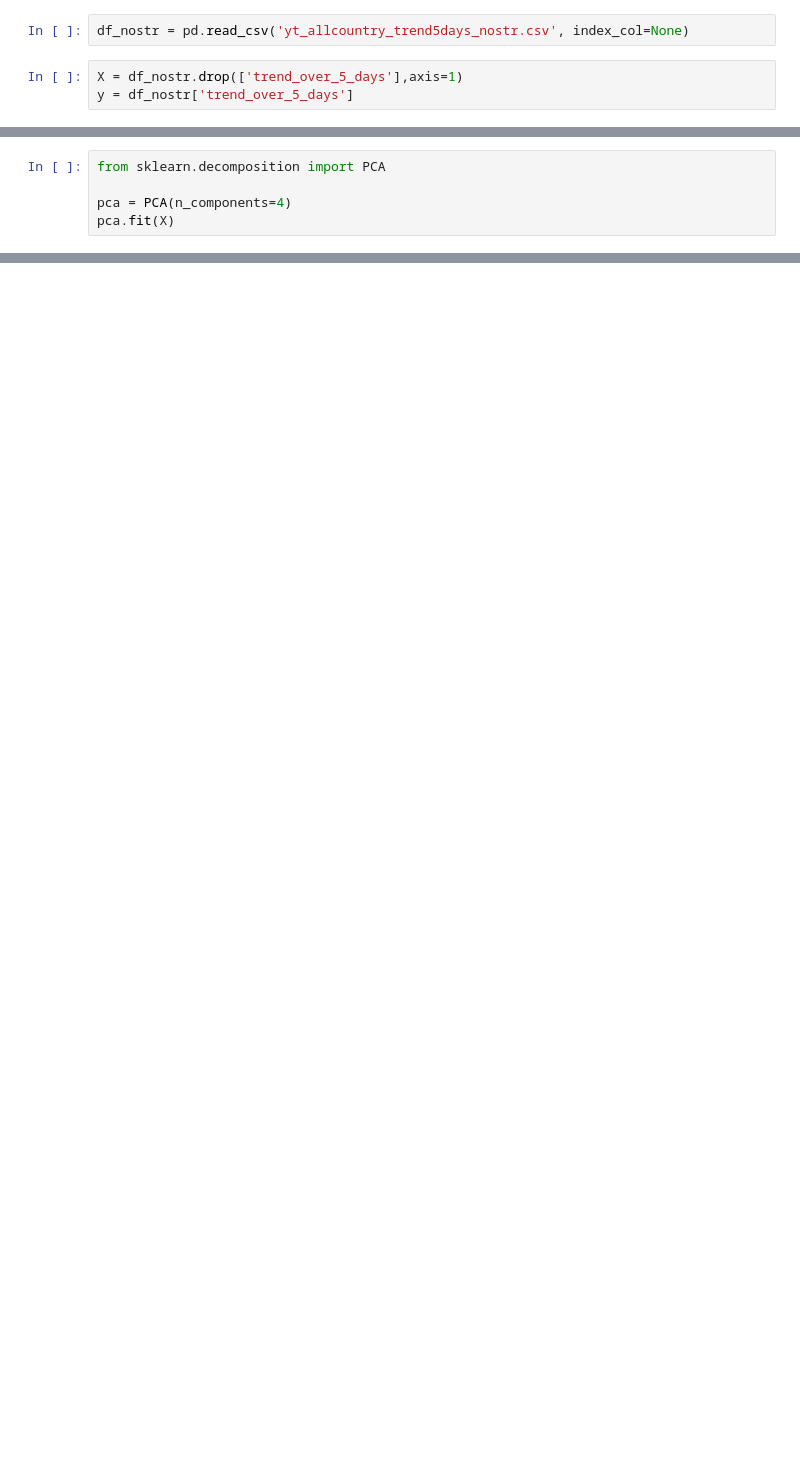
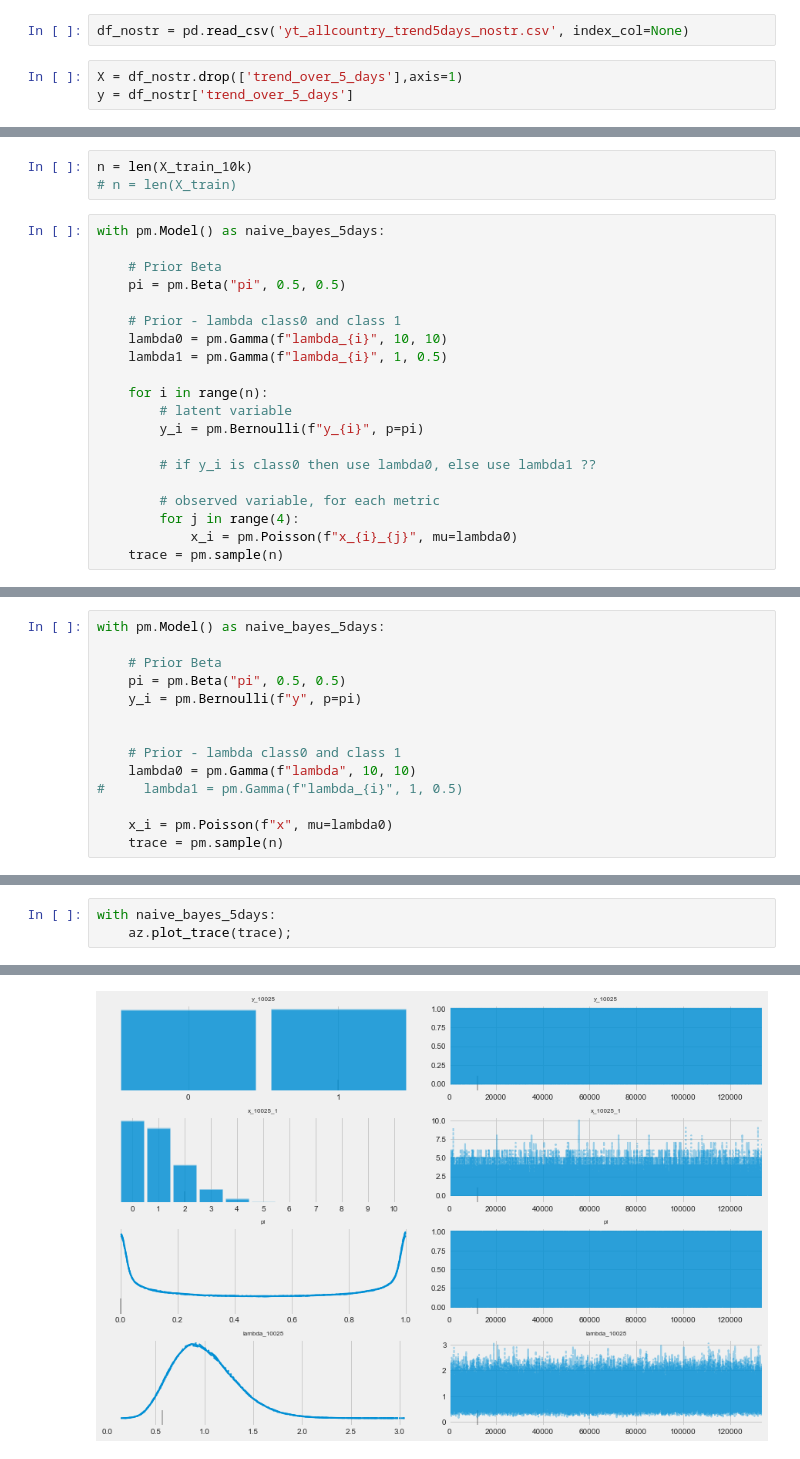
Before and after one commit to ericwangg/youtube_analytics_naive_bayes, a Jupyter notebook: notebooks/cse5825_project3_3-all_pymc3.ipynb, the cells around one changed output, grey strips where cells are left out. Saved outputs shown, nothing was run; the diff lists cells and outputs as text; blank space fills up the shorter version.

```diff
--- a/notebooks/cse5825_project3_3-all_pymc3.ipynb
+++ b/notebooks/cse5825_project3_3-all_pymc3.ipynb
@@ -56,5 +78,0 @@ y
-# %%
-from sklearn.decomposition import PCA
-
-pca = PCA(n_components=4)
-pca.fit(X)
@@ -1101,0 +104,23 @@ Name: trend_over_5_days, dtype: float64
+# %%
+n = len(X_train_10k)
+# n = len(X_train)
+# %%
+with pm.Model() as naive_bayes_5days:
+
+    # Prior Beta
+    pi = pm.Beta("pi", 0.5, 0.5)
+
+    # Prior - lambda class0 and class 1
+    lambda0 = pm.Gamma(f"lambda_{i}", 10, 10)
+    lambda1 = pm.Gamma(f"lambda_{i}", 1, 0.5)
+
+    for i in range(n):
+        # latent variable
+        y_i = pm.Bernoulli(f"y_{i}", p=pi)
+
+        # if y_i is class0 then use lambda0, else use lambda1 ??
+
+        # observed variable, for each metric
+        for j in range(4):
+            x_i = pm.Poisson(f"x_{i}_{j}", mu=lambda0)
+    trace = pm.sample(n)
@@ -1101,0 +129,14 @@ Name: trend_over_5_days, dtype: float64
+# %%
+with pm.Model() as naive_bayes_5days:
+
+    # Prior Beta
+    pi = pm.Beta("pi", 0.5, 0.5)
+    y_i = pm.Bernoulli(f"y", p=pi)
+
+
+    # Prior - lambda class0 and class 1
+    lambda0 = pm.Gamma(f"lambda", 10, 10)
+#     lambda1 = pm.Gamma(f"lambda_{i}", 1, 0.5)
+
+    x_i = pm.Poisson(f"x", mu=lambda0)
+    trace = pm.sample(n)
@@ -1101,0 +153,4 @@ Name: trend_over_5_days, dtype: float64
+# %%
+with naive_bayes_5days:
+    az.plot_trace(trace);
+# %% [output]
@@ -1101,0 +165 @@ Name: trend_over_5_days, dtype: float64
+[figure, added]
```
Also changed, not shown: parts of 132 cells of this notebook, 7 other files.
